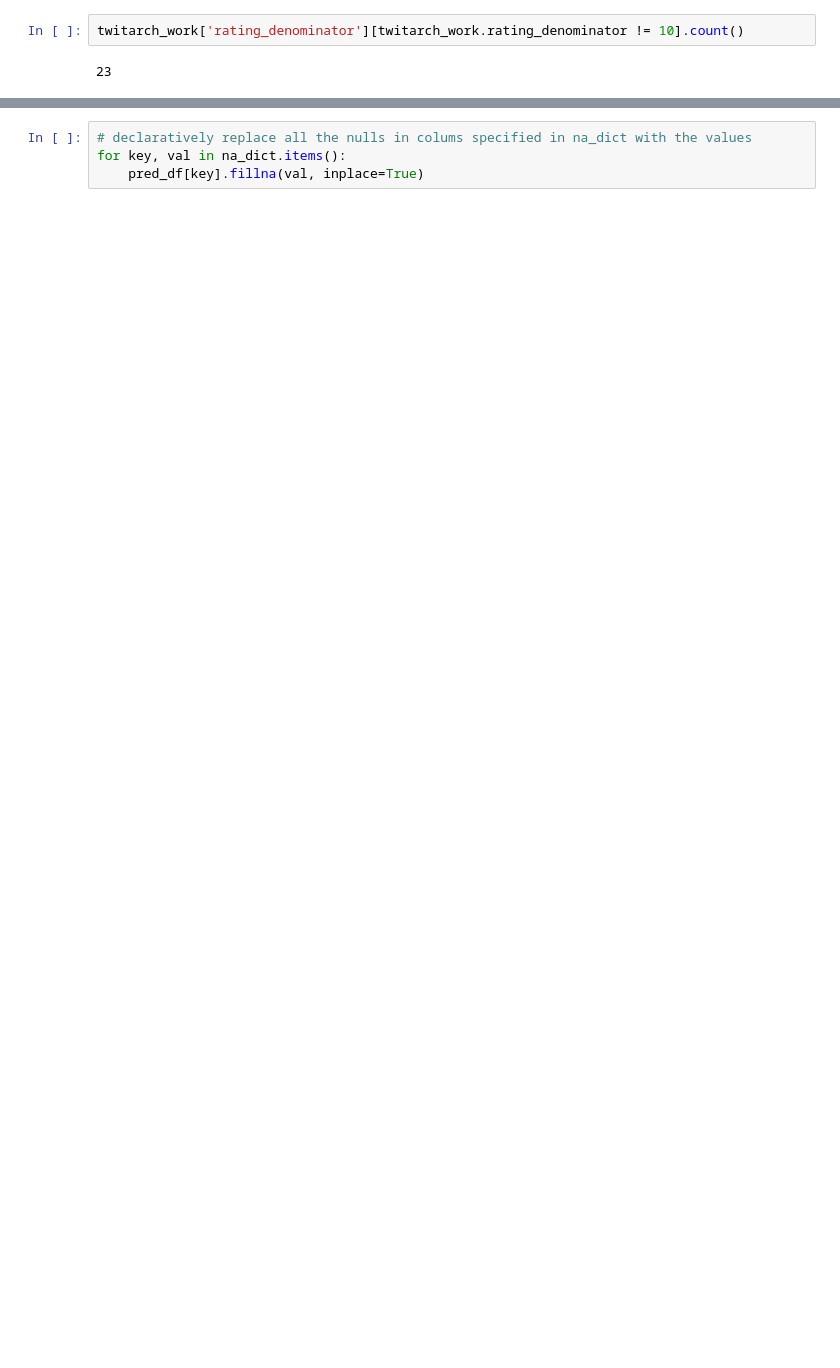
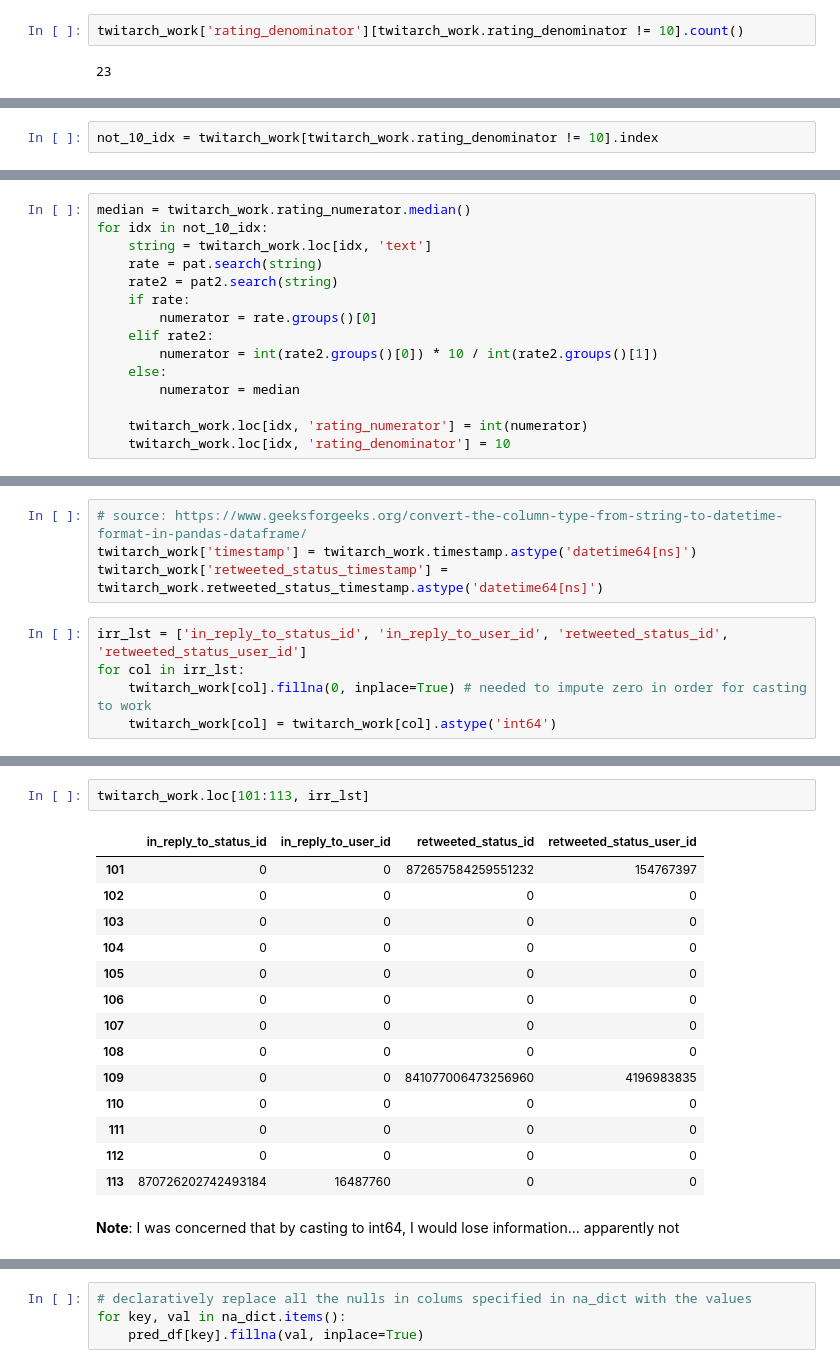
Before and after one commit to alf808/doggie-tweets, a Jupyter notebook: wrangle_act.ipynb, the cells around one changed output, grey strips where cells are left out. Saved outputs shown, nothing was run; the diff lists cells and outputs as text; blank space fills up the shorter version.

```diff
--- a/wrangle_act.ipynb
+++ b/wrangle_act.ipynb
@@ -886,0 +491,2 @@ pred_df = pd.merge(clean_df, imagepred_work, on=['tweet_id'], how='left')
+# %%
+not_10_idx = twitarch_work[twitarch_work.rating_denominator != 10].index
@@ -886,0 +498,15 @@ pred_df = pd.merge(clean_df, imagepred_work, on=['tweet_id'], how='left')
+# %%
+median = twitarch_work.rating_numerator.median()
+for idx in not_10_idx:
+    string = twitarch_work.loc[idx, 'text']
+    rate = pat.search(string)
+    rate2 = pat2.search(string)
+    if rate:
+        numerator = rate.groups()[0]
+    elif rate2:
+        numerator = int(rate2.groups()[0]) * 10 / int(rate2.groups()[1])
+    else:
+        numerator = median
+
+    twitarch_work.loc[idx, 'rating_numerator'] = int(numerator)
+    twitarch_work.loc[idx, 'rating_denominator'] = 10
@@ -886,0 +534,9 @@ pred_df = pd.merge(clean_df, imagepred_work, on=['tweet_id'], how='left')
+# %%
+# source: https://www.geeksforgeeks.org/convert-the-column-type-from-string-to-datetime-format-in-pandas-dataframe/
+twitarch_work['timestamp'] = twitarch_work.timestamp.astype('datetime64[ns]')
+twitarch_work['retweeted_status_timestamp'] = twitarch_work.retweeted_status_timestamp.astype('datetime64[ns]')
+# %%
+irr_lst = ['in_reply_to_status_id', 'in_reply_to_user_id', 'retweeted_status_id', 'retweeted_status_user_id']
+for col in irr_lst:
+    twitarch_work[col].fillna(0, inplace=True) # needed to impute zero in order for casting to work
+    twitarch_work[col] = twitarch_work[col].astype('int64')
@@ -886,0 +555,19 @@ pred_df = pd.merge(clean_df, imagepred_work, on=['tweet_id'], how='left')
+# %%
+twitarch_work.loc[101:113, irr_lst]
+# %% [output]
+|  | in_reply_to_status_id | in_reply_to_user_id | retweeted_status_id | retweeted_status_user_id |
+| 101 | 0 | 0 | 872657584259551232 | 154767397 |
+| 102 | 0 | 0 | 0 | 0 |
+| 103 | 0 | 0 | 0 | 0 |
+| 104 | 0 | 0 | 0 | 0 |
+| 105 | 0 | 0 | 0 | 0 |
+| 106 | 0 | 0 | 0 | 0 |
+| 107 | 0 | 0 | 0 | 0 |
+| 108 | 0 | 0 | 0 | 0 |
+| 109 | 0 | 0 | 841077006473256960 | 4196983835 |
+| 110 | 0 | 0 | 0 | 0 |
+| 111 | 0 | 0 | 0 | 0 |
+| 112 | 0 | 0 | 0 | 0 |
+| 113 | 870726202742493184 | 16487760 | 0 | 0 |
+# %% [markdown]
+**Note**: I was concerned that by casting to int64, I would lose information... apparently not
```
Also changed, not shown: parts of 154 cells of this notebook, 1 other file.
